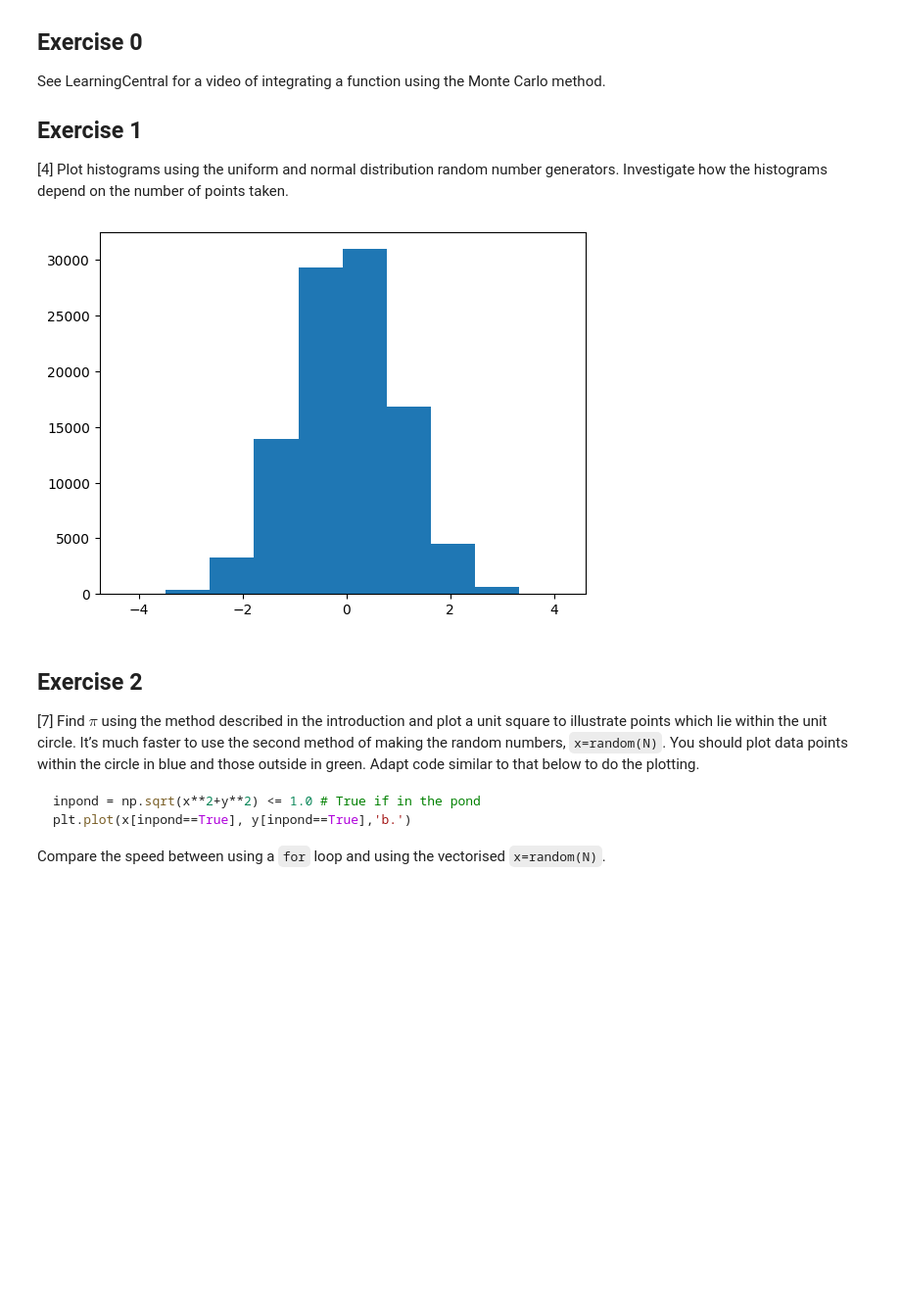
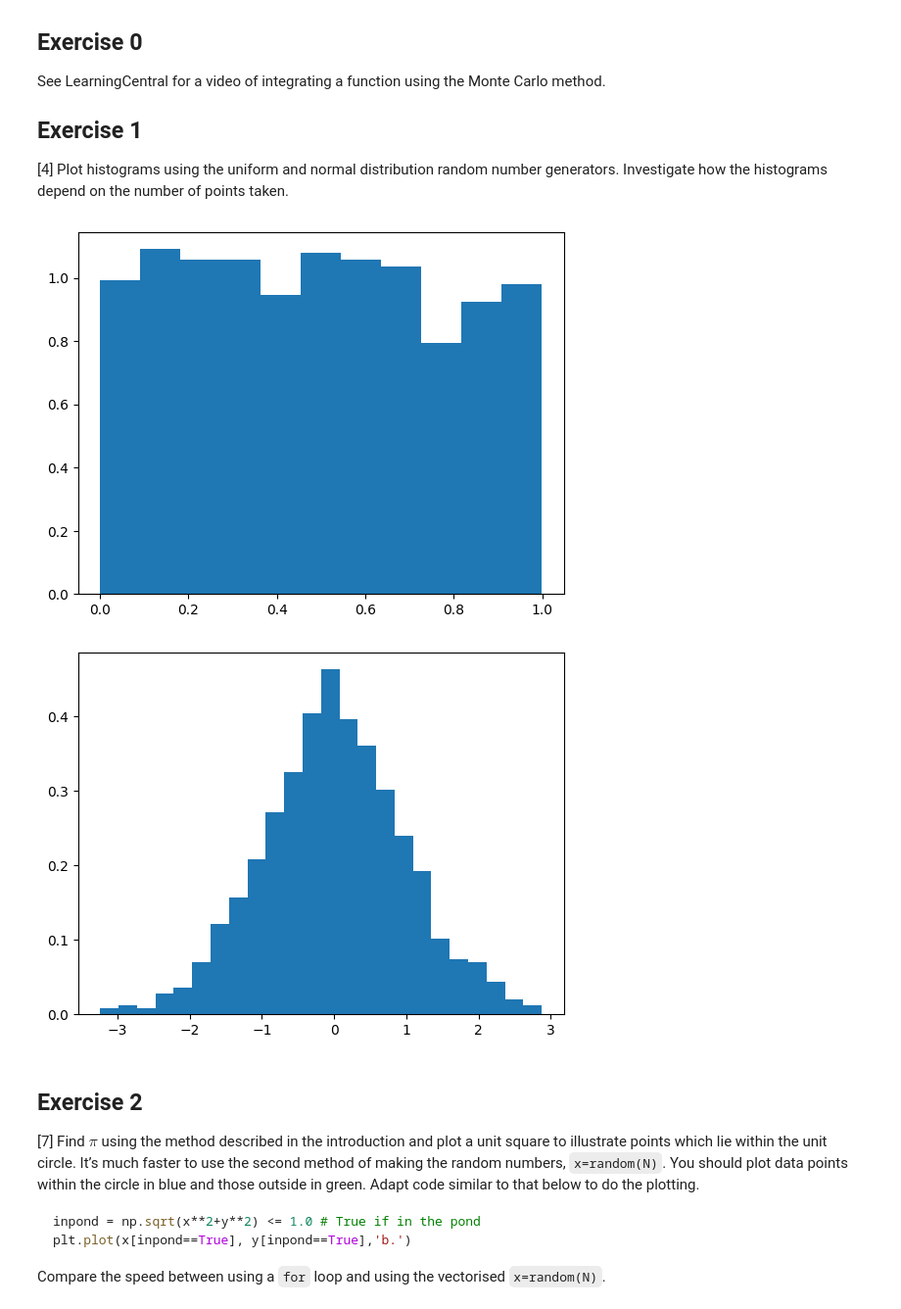
Before and after one commit to PX2145-2025/week-6-b-Medhekar-Anushka, a Jupyter notebook: Monte_Carlo.ipynb, the cells around one changed output. Shown: that part at 98% size. Drawn from its saved outputs; the diff is of its cells as text; code cells hidden in the pictures; blank space fills up the shorter version.

```diff
--- a/Monte_Carlo.ipynb
+++ b/Monte_Carlo.ipynb
@@ -185,13 +185,19 @@ taken.
 # %%
 from numpy import random
 
 #plotting a histogram
-random_data = random.normal (0, 1, 1000)
+random_data_uni = np.random.rand(1000)
 
-plt.hist(random_data)
+plt.hist(random_data_uni, bins='auto',density=True)
 plt.show()
+
+random_data_norm = np.random.randn(1000)
+
+plt.hist(random_data_norm, bins='auto',density=True)
+plt.show()
 # %% [output]
-[figure, old version]
+[figure, new version]
+[figure, added]
 # %% [markdown]
 ## Exercise 2
 
```
Also changed, not shown: parts of 9 cells of this notebook.
